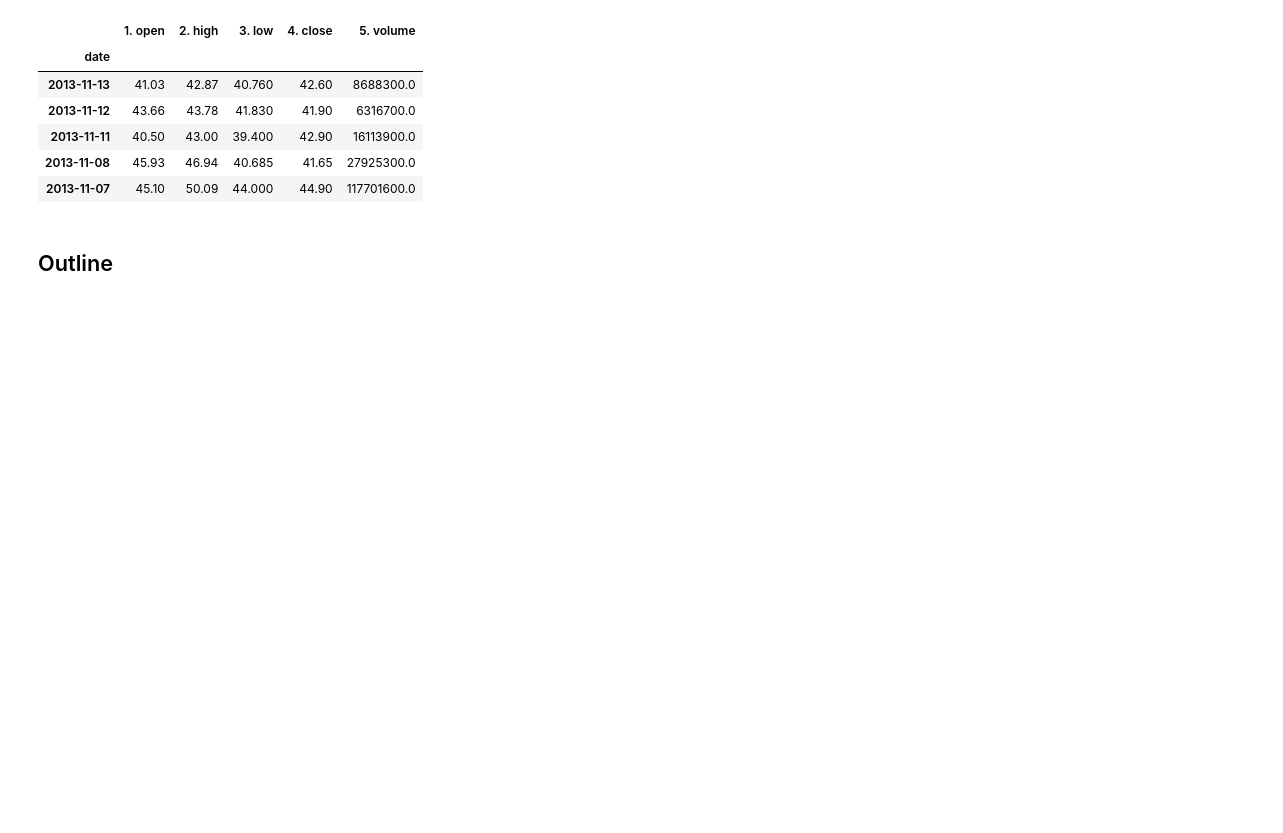
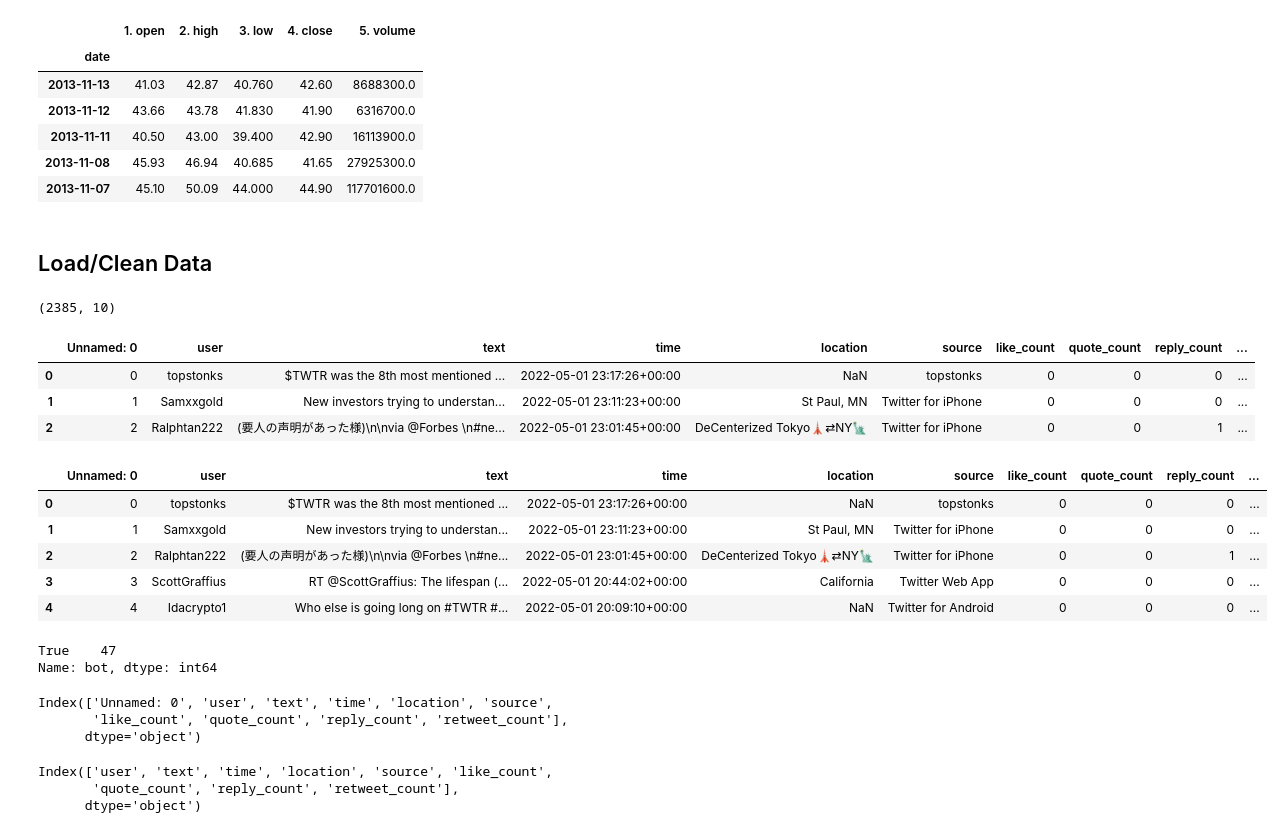
Before and after one commit to StockJanitor/CIS63_NLPTimeSeries, a Jupyter notebook: index.ipynb, the cells around one changed output. Cells and saved outputs as stored; diff of their text form; code cells hidden in the pictures; blank space fills up the shorter version.

```diff
--- a/index.ipynb
+++ b/index.ipynb
@@ -182,6 +237,16 @@ def tweetUnfriend(name):
         print("bling bling~~")
     except:
         print("boom boom")
+# %%
+# function detect bot
+def botDetect(x):
+    if 'bot' in x:
+        return True
+
+# only get dates
+def convTime(x):
+    x = x[:10]
+    return x
 # %% [markdown]
 ## Parsing
 # %%
@@ -267,5 +333,62 @@ info.tail()
 | 2013-11-11 | 40.50 | 43.00 | 39.400 | 42.90 | 16113900.0 |
 | 2013-11-08 | 45.93 | 46.94 | 40.685 | 41.65 | 27925300.0 |
 | 2013-11-07 | 45.10 | 50.09 | 44.000 | 44.90 | 117701600.0 |
-# %% [markdown]
-## Outline
+# %% [markdown]
+## Load/Clean Data
+# %%
+pathOfData = 'data/'
+# saves path all file name to variable all_files
+all_files2 = glob.glob(os.path.join(pathOfData , "*.csv"))
+#initiate a list
+merged_list2 = []
+
+# loop all files to append each file to list
+for b in all_files2:
+    df = pd.read_csv(b, index_col=None, header=0)
+    merged_list2.append(df)
+
+# concat all files
+merged_df2 = pd.concat(merged_list2, axis=0, ignore_index=True)
+merged_df2.shape
+# %% [output]
+(2385, 10)
+# %%
+merged_df2.head(3)
+# %% [output]
+|  | Unnamed: 0 | user | text | time | location | source | like_count | quote_count | reply_count | ... |
+| 0 | 0 | topstonks | $TWTR was the 8th most mentioned ... | 2022-05-01 23:17:26+00:00 | NaN | topstonks | 0 | 0 | 0 | ... |
+| 1 | 1 | Samxxgold | New investors trying to understan... | 2022-05-01 23:11:23+00:00 | St Paul, MN | Twitter for iPhone | 0 | 0 | 0 | ... |
+| 2 | 2 | Ralphtan222 | (要人の声明があった様)\n\nvia @Forbes \n#ne... | 2022-05-01 23:01:45+00:00 | DeCenterized Tokyo🗼⇄NY🗽 | Twitter for iPhone | 0 | 0 | 1 | ... |
+# %%
+master_df = merged_df2
+# convert to string
+master_df['bot'] = master_df['source'].apply(lambda x: botDetect(x.lower()))
+master_df.head()
+# %% [output]
+|  | Unnamed: 0 | user | text | time | location | source | like_count | quote_count | reply_count | ... |
+| 0 | 0 | topstonks | $TWTR was the 8th most mentioned ... | 2022-05-01 23:17:26+00:00 | NaN | topstonks | 0 | 0 | 0 | ... |
+| 1 | 1 | Samxxgold | New investors trying to understan... | 2022-05-01 23:11:23+00:00 | St Paul, MN | Twitter for iPhone | 0 | 0 | 0 | ... |
+| 2 | 2 | Ralphtan222 | (要人の声明があった様)\n\nvia @Forbes \n#ne... | 2022-05-01 23:01:45+00:00 | DeCenterized Tokyo🗼⇄NY🗽 | Twitter for iPhone | 0 | 0 | 1 | ... |
+| 3 | 3 | ScottGraffius | RT @ScottGraffius: The lifespan (... | 2022-05-01 20:44:02+00:00 | California | Twitter Web App | 0 | 0 | 0 | ... |
+| 4 | 4 | Idacrypto1 | Who else is going long on #TWTR #... | 2022-05-01 20:09:10+00:00 | NaN | Twitter for Android | 0 | 0 | 0 | ... |
+# %%
+# count num of bots
+master_df.bot.value_counts()
+# %% [output]
+True    47
+Name: bot, dtype: int64
+# %%
+# save to df, drop bot, drop bot column, reset index
+master_df1 = master_df[master_df['bot'] != True].iloc[:,0:-1].reset_index(drop=True)
+master_df1.columns
+# %% [output]
+Index(['Unnamed: 0', 'user', 'text', 'time', 'location', 'source',
+       'like_count', 'quote_count', 'reply_count', 'retweet_count'],
+      dtype='object')
+# %%
+master_df2 = master_df1.iloc[:,1:]
+master_df2.columns
+# %% [output]
+Index(['user', 'text', 'time', 'location', 'source', 'like_count',
+       'quote_count', 'reply_count', 'retweet_count'],
+      dtype='object')
```
Also changed, not shown: parts of 25 cells of this notebook, 1 other file.
